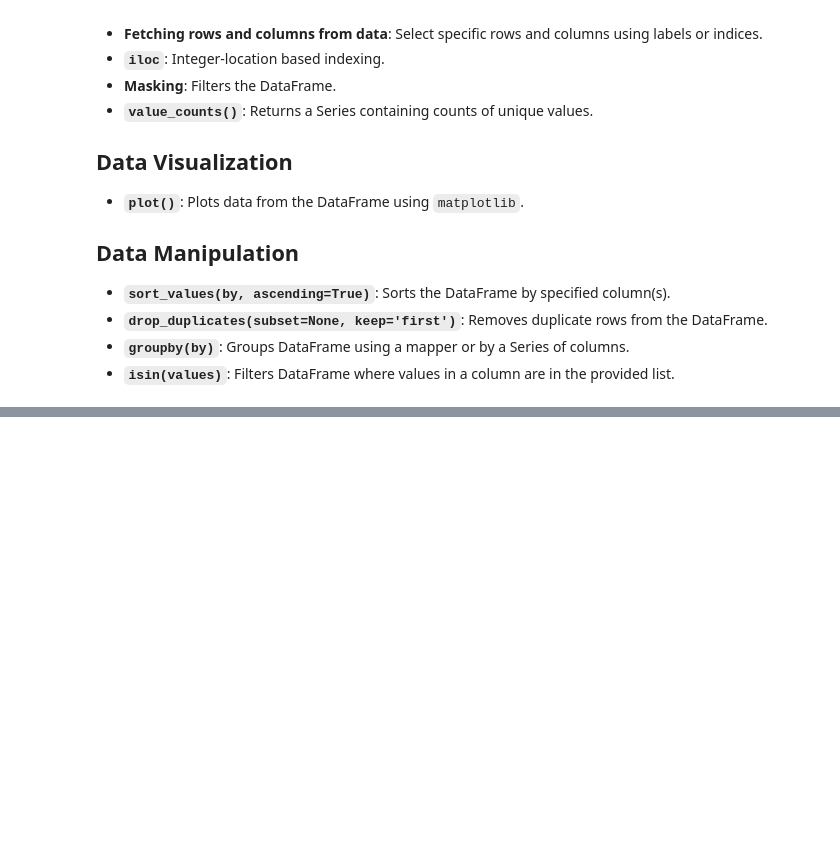
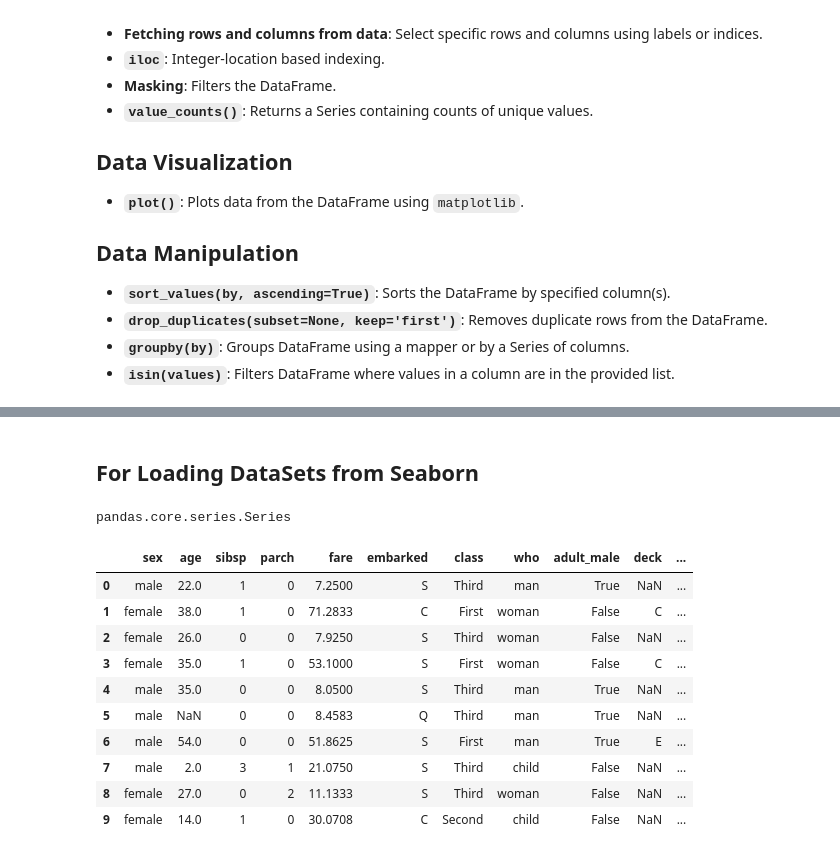
Before and after one commit to arhamansari11/Machine_Learning, a Jupyter notebook: 14-Pandas/Pandas.ipynb, the cells around one changed output, grey strips where cells are left out. Saved outputs shown, nothing was run; the diff lists cells and outputs as text; code cells hidden in the pictures; blank space fills up the shorter version.

Commit message:
14-Pandas

```diff
--- a/14-Pandas/Pandas.ipynb
+++ b/14-Pandas/Pandas.ipynb
@@ -51,0 +122,2 @@ df
+# %% [markdown]
+## For Loading DataSets from Seaborn
@@ -51,0 +127,20 @@ df
+# %%
+# df['sex']
+type(df['sex'])
+# %% [output]
+pandas.core.series.Series
+# %%
+row = df.iloc[0:10, 2:]
+row
+# %% [output]
+|  | sex | age | sibsp | parch | fare | embarked | class | who | adult_male | deck | ... |
+| 0 | male | 22.0 | 1 | 0 | 7.2500 | S | Third | man | True | NaN | ... |
+| 1 | female | 38.0 | 1 | 0 | 71.2833 | C | First | woman | False | C | ... |
+| 2 | female | 26.0 | 0 | 0 | 7.9250 | S | Third | woman | False | NaN | ... |
+| 3 | female | 35.0 | 1 | 0 | 53.1000 | S | First | woman | False | C | ... |
+| 4 | male | 35.0 | 0 | 0 | 8.0500 | S | Third | man | True | NaN | ... |
+| 5 | male | NaN | 0 | 0 | 8.4583 | Q | Third | man | True | NaN | ... |
+| 6 | male | 54.0 | 0 | 0 | 51.8625 | S | First | man | True | E | ... |
+| 7 | male | 2.0 | 3 | 1 | 21.0750 | S | Third | child | False | NaN | ... |
+| 8 | female | 27.0 | 0 | 2 | 11.1333 | S | Third | woman | False | NaN | ... |
+| 9 | female | 14.0 | 1 | 0 | 30.0708 | C | Second | child | False | NaN | ... |
```
Also changed, not shown: parts of 11 cells of this notebook.
